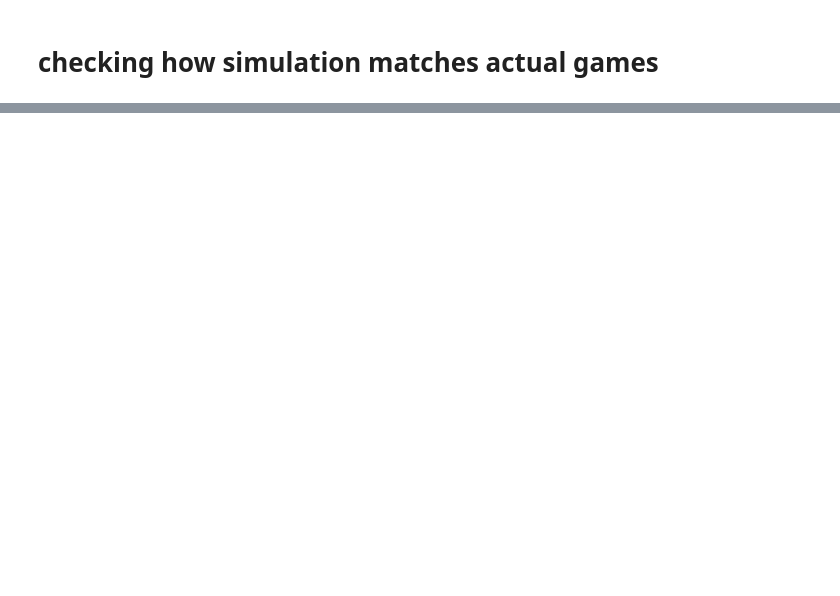
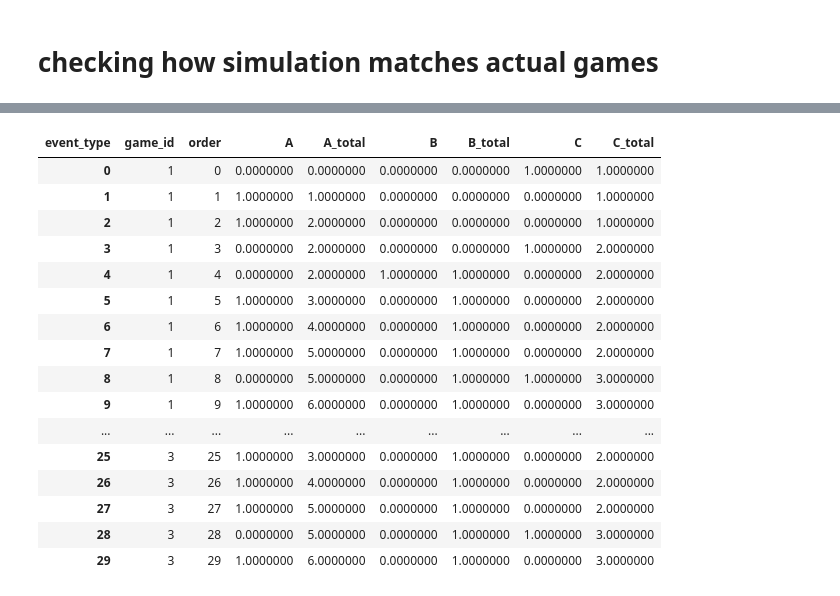
Before and after one commit to jeffxhansen/NHL_Win_Predictor, a Jupyter notebook: jeff.ipynb, the cells around one changed output, grey strips where cells are left out. Saved outputs shown, nothing was run; the diff lists cells and outputs as text; code cells hidden in the pictures; blank space fills up the shorter version.

```diff
--- a/jeff.ipynb
+++ b/jeff.ipynb
@@ -646,0 +689,49 @@ display(last_rows_df)
+# %%
+random.seed(42)
+As = ['1','2','3']
+Bs = [choice(['A','B','C']) for _ in range(10)]
+rows = list(product(As, Bs))
+
+df = pd.DataFrame(rows, columns=['game_id', 'event_type'])
+df['order'] = df.index.values.copy()
+df['count'] = 1
+df['random'] = np.random.randint(-3, 3, len(df))
+df['random2'] = [choice([True, False]) for _ in range(len(df))]
+display(df)
+
+piv_tab = (pd.pivot_table(df, values='count', index=['game_id', 'order'], columns=['event_type'])
+           .reset_index()
+           .fillna(0))
+
+#piv_tab_cols = [c for c in piv_tab.columns if c != 'B' and c != 'C']
+#piv_tab = piv_tab[piv_tab_cols].copy()
+
+for col in ['A','B','C']:
+
+    # get a cumulative sum
+    piv_tab[col+"_cumsum"] = piv_tab[col].cumsum()
+
+    # for the last entries of each game, get the different between cumulative sums
+    last_rows = piv_tab['game_id'].shift(-1) != piv_tab['game_id']
+    last_rows_df = piv_tab.loc[last_rows, :].copy()
+    last_rows_df[col+"_cumsum"] = -1*last_rows_df[col+"_cumsum"]
+    last_rows_df[col+"_cumsum_diff"] = last_rows_df[col+"_cumsum"].diff().shift(-1).fillna(0)
+
+    # align cumsum_diff with the original dataframe
+    piv_tab = pd.merge(piv_tab, last_rows_df[['game_id', 'order', col+"_cumsum_diff"]], on=['game_id', 'order'], how='left')
+    piv_tab[col+"_offset"] = piv_tab[col+"_cumsum_diff"].fillna(0)
+    piv_tab[col+"_offset2"] = piv_tab[col+"_offset"].shift(1).fillna(0)
+
+    # compute the adjusted column
+    piv_tab[col+"_adjusted"] = piv_tab[col].copy() + piv_tab[col+"_offset2"]
+
+    # cumulative sum column'
+    piv_tab[col+'_total'] = piv_tab[col+"_adjusted"].cumsum()
+
+    piv_tab = movecol(piv_tab, [col+'_total'], col, 'After')
+
+    drop_cols = [col+'_cumsum', col+'_cumsum_diff', col+'_offset', col+'_offset2', col+"_adjusted"]
+    piv_tab = piv_tab.drop(columns=drop_cols)
+
+display(piv_tab)
+# %% [output]
@@ -646,0 +755,17 @@ display(last_rows_df)
+| event_type | game_id | order | A | A_total | B | B_total | C | C_total |
+| 0 | 1 | 0 | 0.0000000 | 0.0000000 | 0.0000000 | 0.0000000 | 1.0000000 | 1.0000000 |
+| 1 | 1 | 1 | 1.0000000 | 1.0000000 | 0.0000000 | 0.0000000 | 0.0000000 | 1.0000000 |
+| 2 | 1 | 2 | 1.0000000 | 2.0000000 | 0.0000000 | 0.0000000 | 0.0000000 | 1.0000000 |
+| 3 | 1 | 3 | 0.0000000 | 2.0000000 | 0.0000000 | 0.0000000 | 1.0000000 | 2.0000000 |
+| 4 | 1 | 4 | 0.0000000 | 2.0000000 | 1.0000000 | 1.0000000 | 0.0000000 | 2.0000000 |
+| 5 | 1 | 5 | 1.0000000 | 3.0000000 | 0.0000000 | 1.0000000 | 0.0000000 | 2.0000000 |
+| 6 | 1 | 6 | 1.0000000 | 4.0000000 | 0.0000000 | 1.0000000 | 0.0000000 | 2.0000000 |
+| 7 | 1 | 7 | 1.0000000 | 5.0000000 | 0.0000000 | 1.0000000 | 0.0000000 | 2.0000000 |
+| 8 | 1 | 8 | 0.0000000 | 5.0000000 | 0.0000000 | 1.0000000 | 1.0000000 | 3.0000000 |
+| 9 | 1 | 9 | 1.0000000 | 6.0000000 | 0.0000000 | 1.0000000 | 0.0000000 | 3.0000000 |
+| ... | ... | ... | ... | ... | ... | ... | ... | ... |
+| 25 | 3 | 25 | 1.0000000 | 3.0000000 | 0.0000000 | 1.0000000 | 0.0000000 | 2.0000000 |
+| 26 | 3 | 26 | 1.0000000 | 4.0000000 | 0.0000000 | 1.0000000 | 0.0000000 | 2.0000000 |
+| 27 | 3 | 27 | 1.0000000 | 5.0000000 | 0.0000000 | 1.0000000 | 0.0000000 | 2.0000000 |
+| 28 | 3 | 28 | 0.0000000 | 5.0000000 | 0.0000000 | 1.0000000 | 1.0000000 | 3.0000000 |
+| 29 | 3 | 29 | 1.0000000 | 6.0000000 | 0.0000000 | 1.0000000 | 0.0000000 | 3.0000000 |
```
Also changed, not shown: parts of 13 cells of this notebook, 2 other files.
